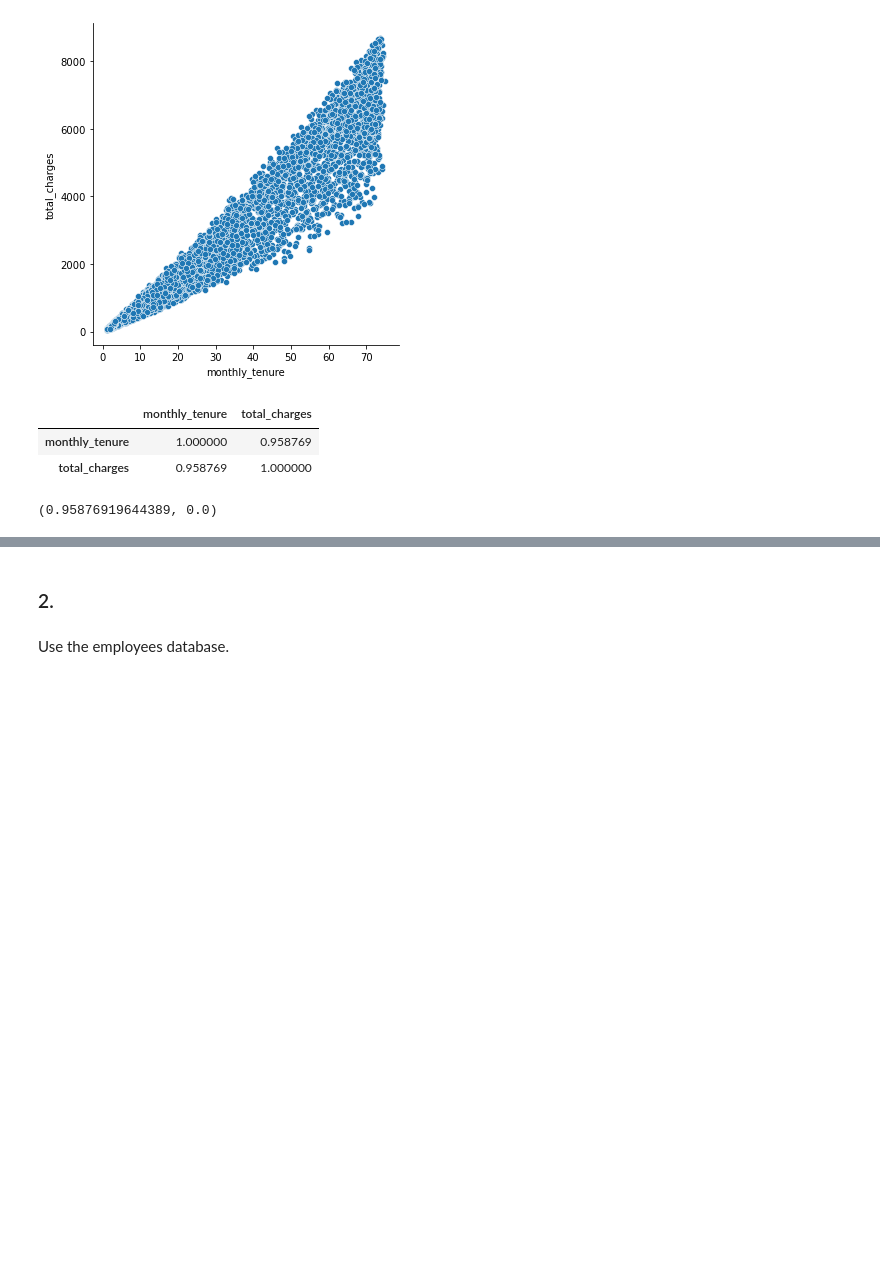
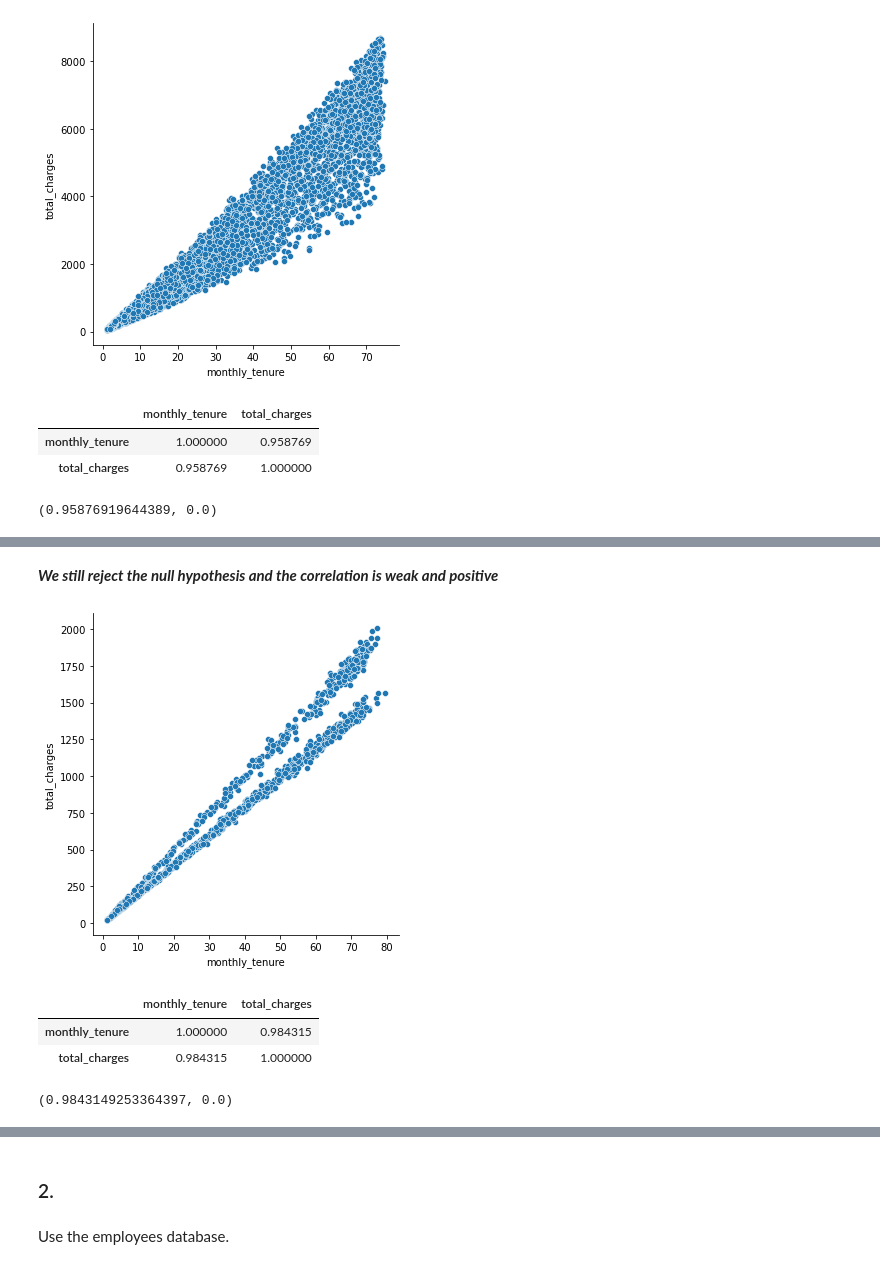
Before and after one commit to adam-talbot/statistics-exercises, a Jupyter notebook: hypothesis_testing.ipynb, the cells around one changed output, grey strips where cells are left out. Cells and saved outputs as stored; diff of their text form; code cells hidden in the pictures; blank space fills up the shorter version.

Commit message:
finished correlation exercises

```diff
--- a/hypothesis_testing.ipynb
+++ b/hypothesis_testing.ipynb
@@ -675,0 +740,20 @@ r, p
+# %% [markdown]
+***We still reject the null hypothesis and the correlation is weak and positive***
+# %%
+# lets look at tenure vs total charges for this group
+
+sns.relplot(x='monthly_tenure', y='total_charges', data=p_only)
+plt.show()
+# %% [output]
+[figure, added]
+# %%
+p_only[['monthly_tenure', 'total_charges']].corr()
+# %% [output]
+|  | monthly_tenure | total_charges |
+| monthly_tenure | 1.000000 | 0.984315 |
+| total_charges | 0.984315 | 1.000000 |
+# %%
+r, p = stats.pearsonr(p_only.monthly_tenure, p_only.total_charges)
+r, p
+# %% [output]
+(0.9843149253364397, 0.0)
```
Also changed, not shown: parts of 36 cells of this notebook.
